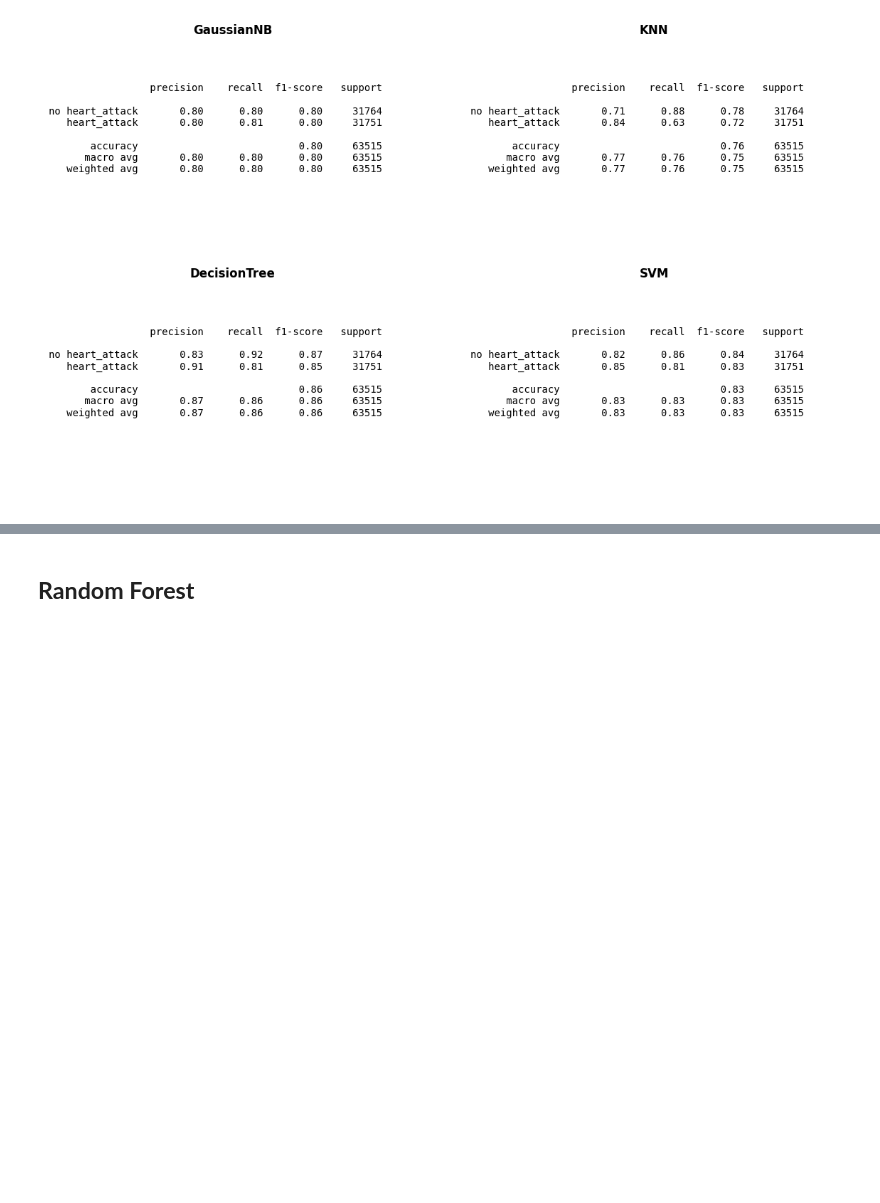
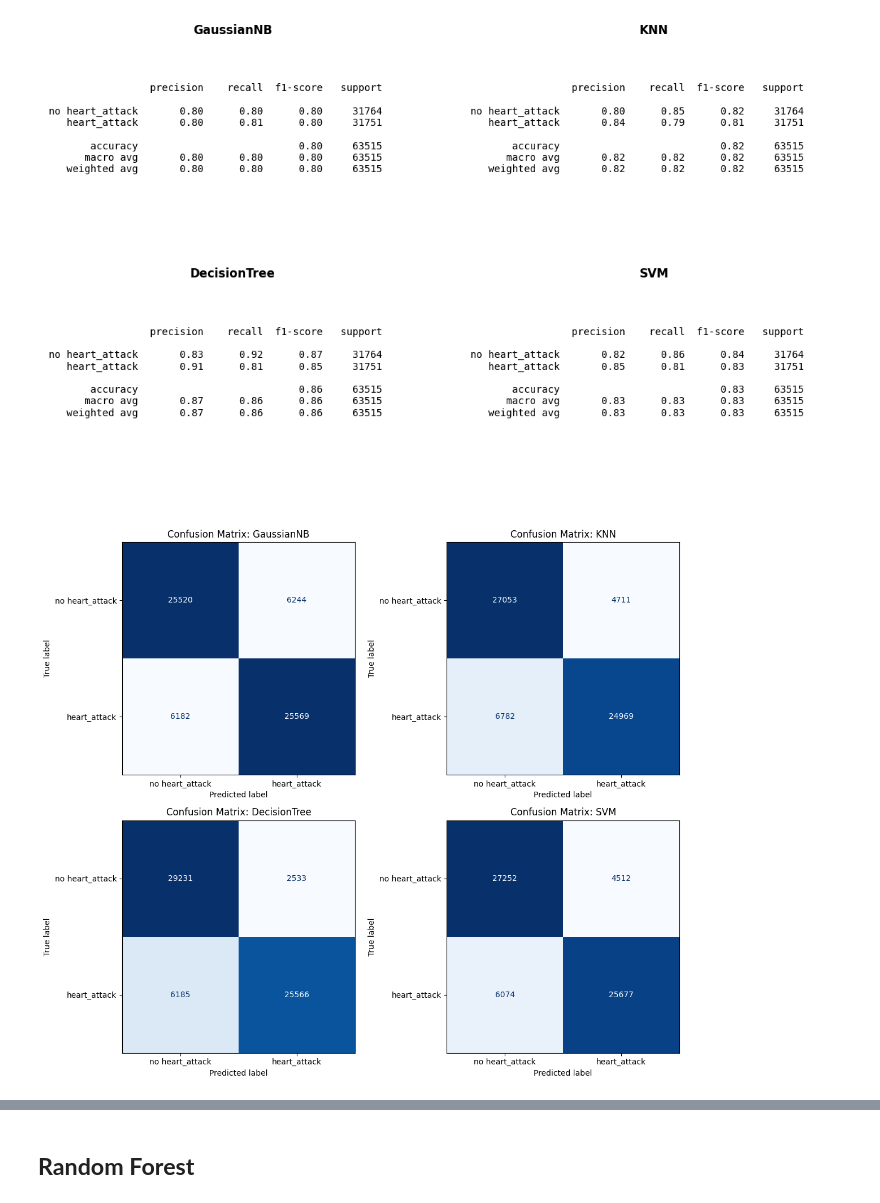
Before and after one commit to alexlafuente/heart_attack_prediction_md, a Jupyter notebook: meta_learning.ipynb, the cells around one changed output, grey strips where cells are left out. Drawn from its saved outputs; the diff is of its cells as text; code cells hidden in the pictures; blank space fills up the shorter version.

Commit message:
add of confusion matrix for the meta-learning

```diff
--- a/meta_learning.ipynb
+++ b/meta_learning.ipynb
@@ -145,7 +267,7 @@ import matplotlib.pyplot as plt
 target_names = ['No Heart Attack', 'Heart Attack']
 
 reportGNB = classification_report(y_test, modelGaussianNB.predict(X_test), target_names=target_names)
-reportKNN = classification_report(y_test, modelKNN.predict(X_test), target_names=target_names)
+reportKNN = classification_report(y_test, modelKNN.predict(X_test_reduced), target_names=target_names)
 reportSVM = classification_report(y_test, modelSVM.predict(X_test), target_names=target_names)
 reportDT = classification_report(y_test, modelDT.predict(X_test), target_names=target_names)
 
@@ -304,24 +414,29 @@ Recall: 0.780 [nº estimators: 50]
 Recall: 0.788 [nº estimators: 100]
 Recall: 0.790 [nº estimators: 200]
 # %%
-def baggingCV(model, name):
+##best parameters for knn
+selector = SelectKBest(score_func=mutual_info_classif, k=8)
+X_train_reduced = selector.fit_transform(X_train, y_train)
+
+def bagging(model, name, newX):
     for nest in [1,2,5,10,20,50,100]:
         scores = cross_val_score(
             BaggingClassifier(
                 estimator = model,
                 n_estimators = nest,
-                random_state=1
+                random_state = 1
             ),
-            X_train,
+            newX,
             y_train,
             cv = 5,
             scoring = "recall"
         )
         print("Recall %s: %0.3f [%s]" % (name, scores.mean(), nest))
 
-baggingCV(GaussianNB(), "GNB")
+bagging(GaussianNB(), "GNB", X_train)
 print()
-baggingCV(KNeighborsClassifier(metric='manhattan', n_neighbors=3, weights='distance'), "KNN")
+bagging(KNeighborsClassifier(metric='manhattan', n_neighbors=5, weights='distance'), "KNN", X_train_reduced)
+
 print()
 # %% [output]
 Recall GNB: 0.811 [1]
@@ -365,11 +480,11 @@ Recall LinearSVC: 0.810 [100]
 ## n_estimators depending of the results found earlier
 modelBaggingDT = BaggingClassifier(estimator=DecisionTreeClassifier(), n_estimators=50, random_state=1).fit(X_train, y_train)
 modelBaggingGaussianNB = BaggingClassifier(estimator=GaussianNB(),n_estimators=20,random_state=1).fit(X_train, y_train)
-modelBaggingKNN = BaggingClassifier(estimator=KNeighborsClassifier(metric='manhattan', n_neighbors=3, weights='distance'),n_estimators=20,random_state=1).fit(X_train, y_train)
+modelBaggingKNN = BaggingClassifier(estimator=KNeighborsClassifier(metric='manhattan', n_neighbors=5, weights='distance'),n_estimators=20,random_state=1).fit(X_train_reduced, y_train)
 modelBaggingSVM = BaggingClassifier(estimator=LinearSVC(C=5, max_iter=10000), n_estimators=50, random_state=1).fit(X_train, y_train)
 # %%
 reportBaggingGNB = classification_report(y_test, modelBaggingGaussianNB.predict(X_test), target_names=['no heart_attack', 'heart_attack'])
-reportBaggingKNN = classification_report(y_test, modelBaggingKNN.predict(X_test), target_names=['no heart_attack', 'heart_attack'])
+reportBaggingKNN = classification_report(y_test, modelBaggingKNN.predict(X_test_reduced), target_names=['no heart_attack', 'heart_attack'])
 reportBaggingSVM = classification_report(y_test, modelBaggingSVM.predict(X_test), target_names=['no heart_attack', 'heart_attack'])
 reportBaggingDT = classification_report(y_test, modelBaggingDT.predict(X_test), target_names=['no heart_attack', 'heart_attack'])
 
@@ -395,3 +510,28 @@ plt.tight_layout()
 plt.show()
 # %% [output]
 [figure]
+# %%
+from sklearn.metrics import ConfusionMatrixDisplay
+
+models = [modelBaggingGaussianNB, modelBaggingKNN, modelBaggingDT, modelBaggingSVM]
+
+fig, axes = plt.subplots(2, 2, figsize=(12, 10))
+axes = axes.flatten()
+
+for i, (model, title) in enumerate(zip(models, titles)):
+    X_test_modified = X_test_reduced if title == 'KNN' else X_test  #Use reduced test set for KNN
+    ConfusionMatrixDisplay.from_estimator(
+        model,
+        X_test_modified,
+        y_test,
+        display_labels=['no heart_attack', 'heart_attack'],
+        ax=axes[i],
+        cmap='Blues',
+        colorbar=False
+    )
+    axes[i].set_title(f'Confusion Matrix: {title}')
+
+plt.tight_layout()
+plt.show()
+# %% [output]
+[figure, added]
```
Also changed, not shown: parts of 26 cells of this notebook.
